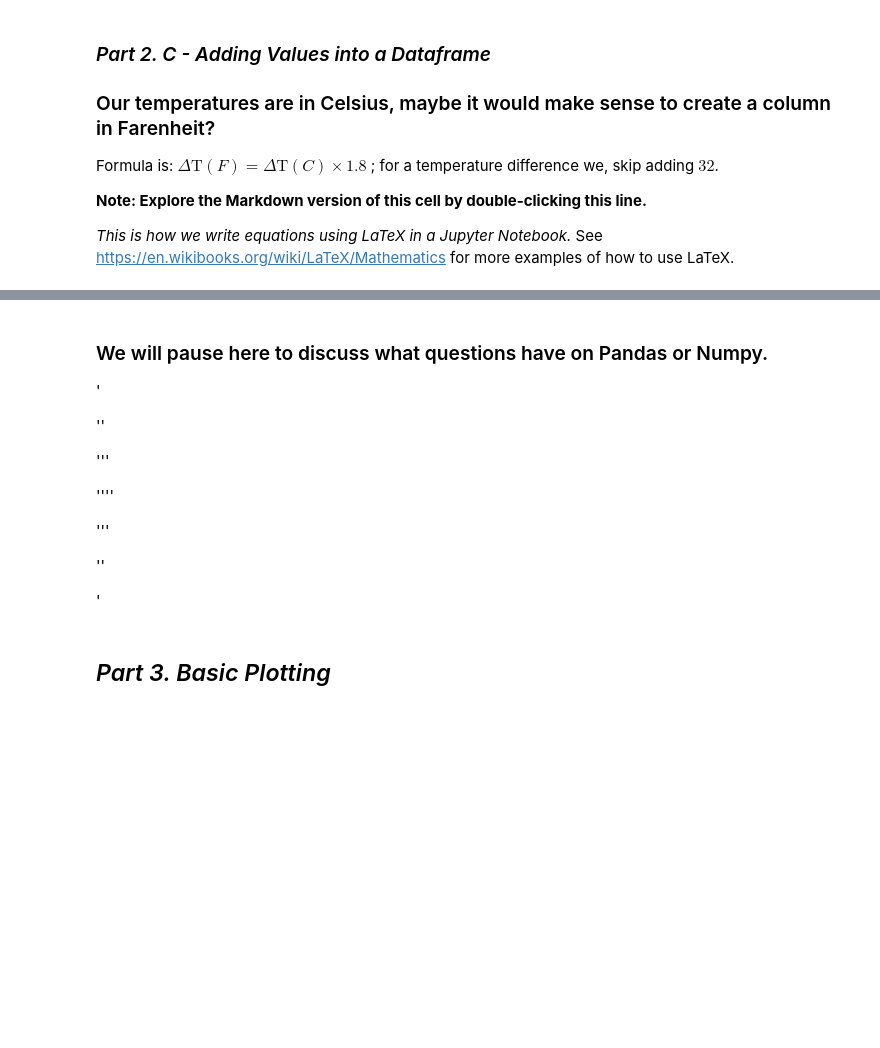
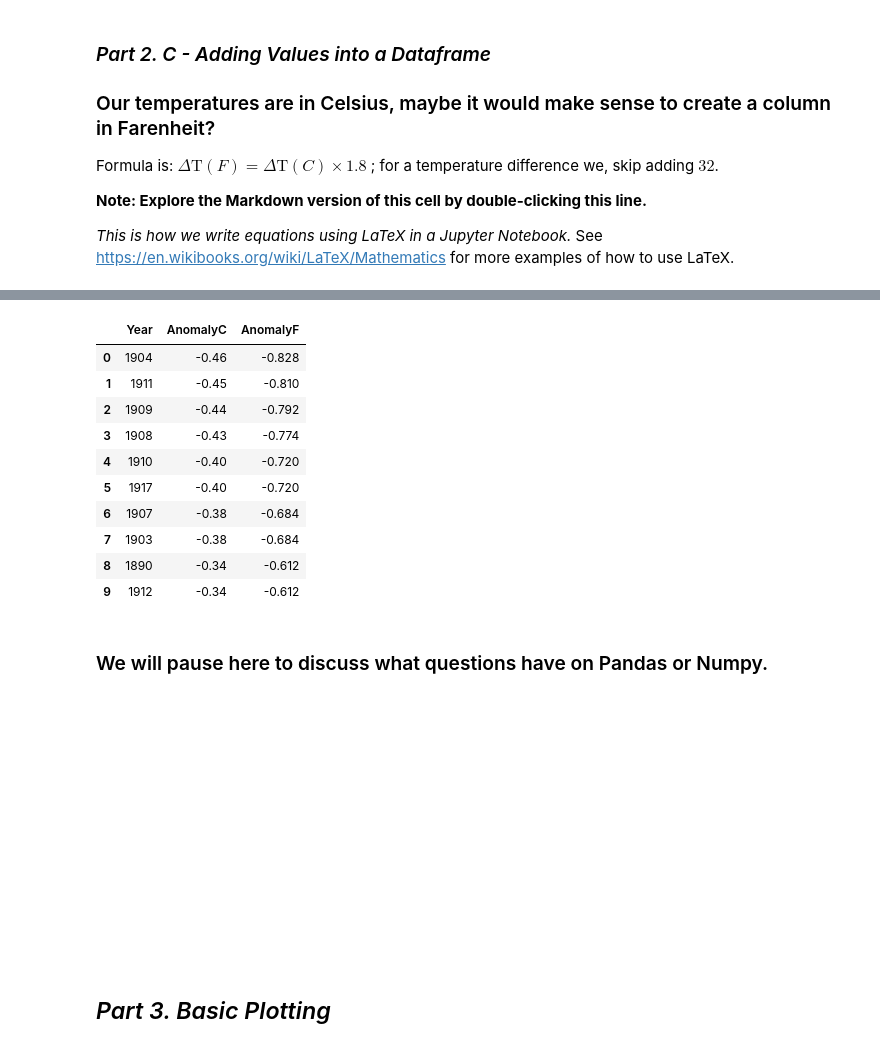
Before and after one commit to clasp423/data_vis_statistics_geosciences, a Jupyter notebook: Lab 1/lab1_climatic_averages_global_temperatures.ipynb, the cells around one changed output, grey strips where cells are left out. Drawn from its saved outputs; the diff is of its cells as text; code cells hidden in the pictures; blank space fills up the shorter version.

```diff
--- a/Lab 1/lab1_climatic_averages_global_temperatures.ipynb
+++ b/Lab 1/lab1_climatic_averages_global_temperatures.ipynb
@@ -274,10 +332,22 @@ print(temp_var_global.head(n=10))
 # %%
 # Notice that the dataframe is ordered by year.
 # What if we instead wanted to order it by temperature anomaly?
 
 # Pandas Dataframes have a method for sorting.
-temp_var_global_sorted = temp_var_global.sort_values("AnomalyC")
+temp_var_global_sorted = temp_var_global.sort_values("AnomalyC", ignore_index=True)
 temp_var_global_sorted.head(10)
+# %% [output]
+|  | Year | AnomalyC | AnomalyF |
+| 0 | 1904 | -0.46 | -0.828 |
+| 1 | 1911 | -0.45 | -0.810 |
+| 2 | 1909 | -0.44 | -0.792 |
+| 3 | 1908 | -0.43 | -0.774 |
+| 4 | 1910 | -0.40 | -0.720 |
+| 5 | 1917 | -0.40 | -0.720 |
+| 6 | 1907 | -0.38 | -0.684 |
+| 7 | 1903 | -0.38 | -0.684 |
+| 8 | 1890 | -0.34 | -0.612 |
+| 9 | 1912 | -0.34 | -0.612 |
 # %%
 # To find all available methods for any object, one can use
 # tab completion on the dot operator...
@@ -294,19 +367,18 @@ temp_var_global.sort_values?
 # %% [markdown]
 ### We will pause here to discuss what questions have on Pandas or Numpy.
 
-'
-
-''
-
-'''
-
-''''
-
-'''
-
-''
-
-'
+<br>
+<br>
+<br>
+<br>
+<br>
+<br>
+<br>
+<br>
+<br>
+<br>
+<br>
+<br>
 # %% [markdown]
 ## *Part 3. Basic Plotting*
 # %%
```
Also changed, not shown: parts of 38 cells of this notebook.
